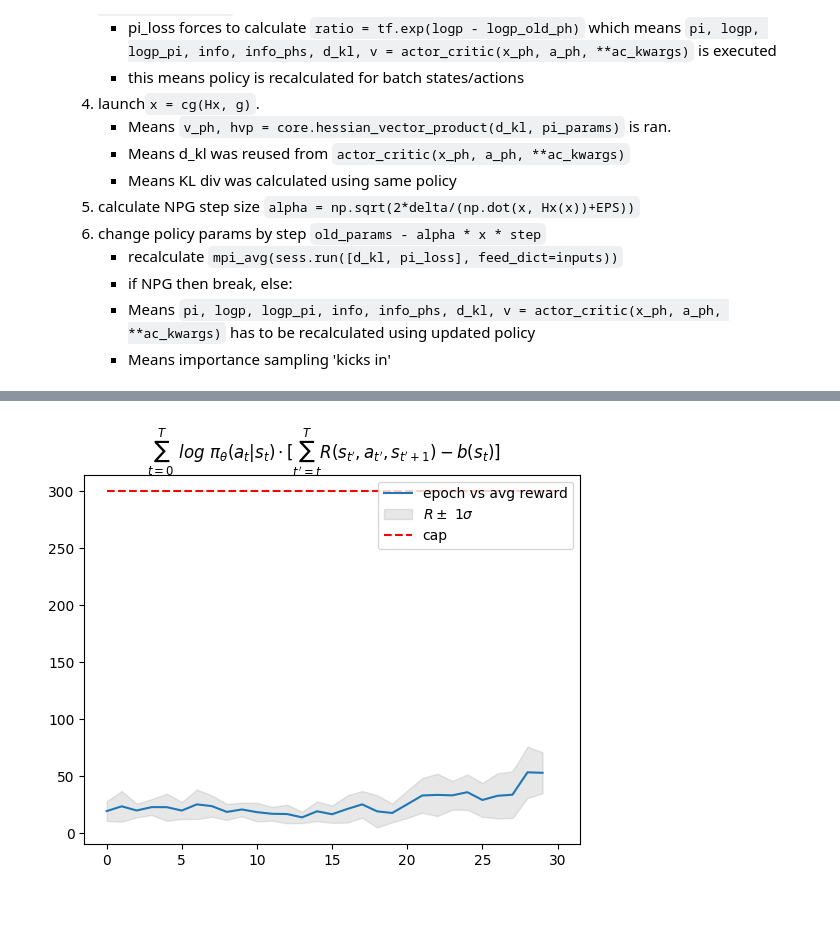
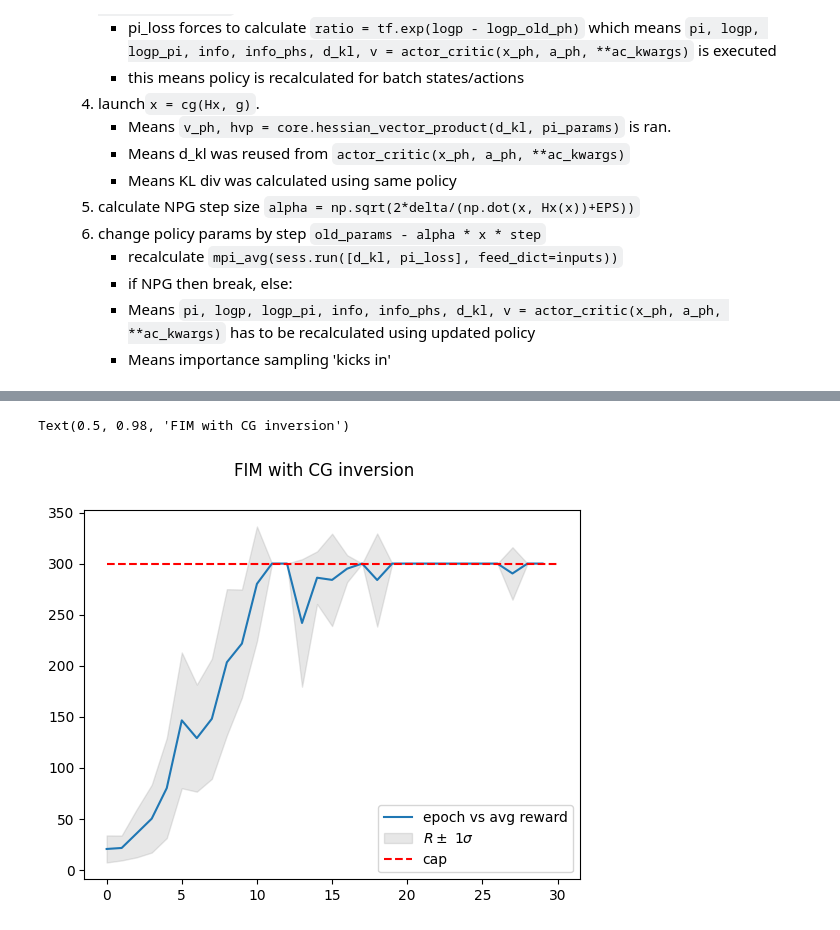
Before and after one commit to ajegorovs/aj_python_tool_lib, a Jupyter notebook: data_processing/neural_networks/DEEP_RL_Deep_Reinforcement_Learning/03_Trust_Region_Policy_implementation copy.ipynb, the cells around one changed output, grey strips where cells are left out. Drawn from its saved outputs; the diff is of its cells as text; code cells hidden in the pictures.

```diff
--- a/data_processing/neural_networks/DEEP_RL_Deep_Reinforcement_Learning/03_Trust_Region_Policy_implementation copy.ipynb
+++ b/data_processing/neural_networks/DEEP_RL_Deep_Reinforcement_Learning/03_Trust_Region_Policy_implementation copy.ipynb
@@ -341,3 +413,16 @@ for _ in tq_iter:
+# %%
+x = torch.arange(len(progress))
+y1 = torch.tensor(progress)
+y2 = torch.tensor(progress_std)
+plt.plot(x,y1, label='epoch vs avg reward R')    ;
+plt.fill_between(x, y1 - y2, y1 + y2, color='#888888', alpha=0.2, label='$R\pm$ 1$\sigma$')
+plt.hlines(reward_cap, 0, len(progress), linestyles='--', label='cap', colors= 'r')
+plt.legend()
+#plt.suptitle(r'$\sum_{t=0}^{T} \ log  \ \pi_\theta(a_t|s_t) \cdot [\sum_{t^\prime = t}^T R(s_{t^\prime}, a_{t^\prime}, s_{t^\prime +1}) -b(s_t)]$');
+plt.suptitle('FIM with CG inversion');
+# %% [output]
+Text(0.5, 0.98, 'FIM with CG inversion')
+[figure, added]
 # %%
 x = torch.arange(len(progress))
 y1 = torch.tensor(progress)
@@ -346,6 +431,5 @@ plt.plot(x,y1, label='epoch vs avg reward')    ;
 plt.fill_between(x, y1 - y2, y1 + y2, color='#888888', alpha=0.2, label='$R\pm$ 1$\sigma$')
 plt.hlines(reward_cap, 0, len(progress), linestyles='--', label='cap', colors= 'r')
 plt.legend()
-plt.suptitle(r'$\sum_{t=0}^{T} \ log  \ \pi_\theta(a_t|s_t) \cdot [\sum_{t^\prime = t}^T R(s_{t^\prime}, a_{t^\prime}, s_{t^\prime +1}) -b(s_t)]$');
+#plt.suptitle(r'$\sum_{t=0}^{T} \ log  \ \pi_\theta(a_t|s_t) \cdot [\sum_{t^\prime = t}^T R(s_{t^\prime}, a_{t^\prime}, s_{t^\prime +1}) -b(s_t)]$');
+plt.suptitle('H no CG')
-# %% [output]
-[figure, removed]
```
Also changed, not shown: parts of 5 cells of this notebook.
